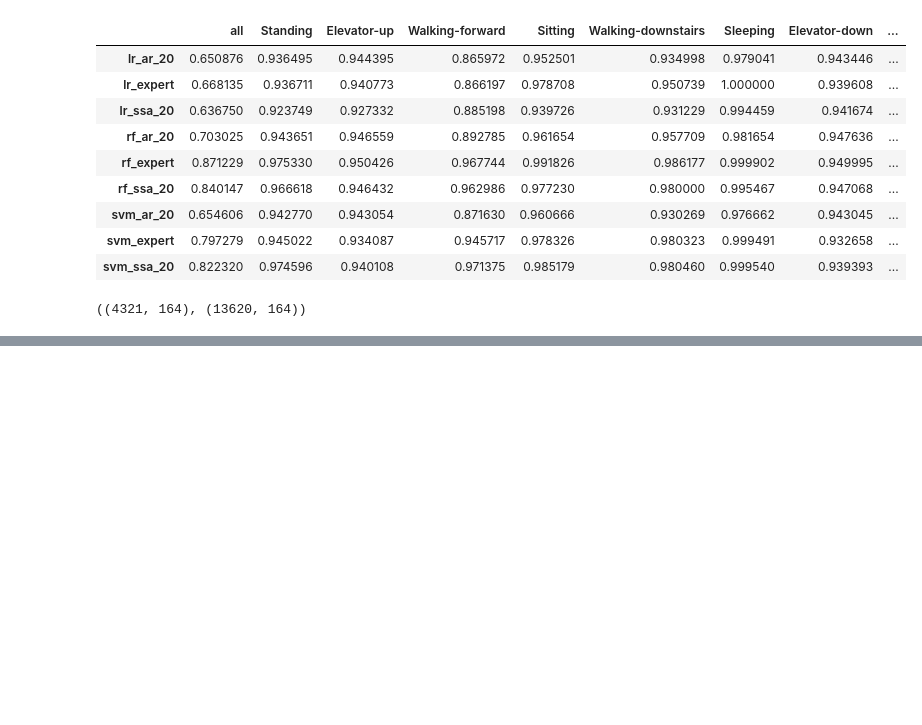
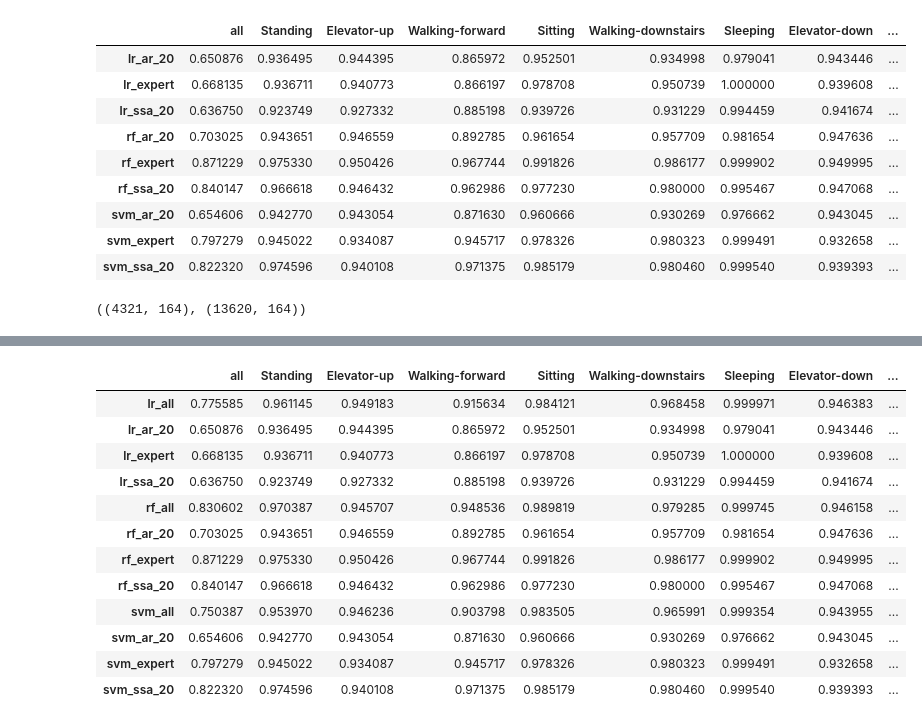
Before and after one commit to Ilyas979/2017-Isachenko-MetaModels, a Jupyter notebook: code/Classification.ipynb, the cells around one changed output, grey strips where cells are left out. Saved outputs shown, nothing was run; the diff lists cells and outputs as text; code cells hidden in the pictures; blank space fills up the shorter version.

```diff
--- a/code/Classification.ipynb
+++ b/code/Classification.ipynb
@@ -160,11 +161,3 @@ df_all_uschad = df_all_uschad.join(df_ssa_uschad.iloc[:, 1:])
 print(df_all_wisdm.shape, df_all_uschad.shape)
 # %% [output]
 ((4321, 164), (13620, 164))
-# %%
-scores_wisdm['lr_all'] = get_score(df_all_wisdm, lr_pipeline, parameters_lr)
-scores_wisdm['svm_all'] = get_score(df_all_wisdm, svc_pipeline, parameters_svm)
-scores_wisdm['rf_all'] = get_score(df_all_wisdm, rfc, parameters_rf)
-
-scores_uschad['lr_all'] = get_score(df_all_uschad, lr_pipeline, parameters_lr)
-scores_uschad['svm_all'] = get_score(df_all_uschad, svc_pipeline, parameters_svm)
-scores_uschad['rf_all'] = get_score(df_all_uschad, rfc, parameters_rf)
@@ -201,0 +164,20 @@ df_ar_uschad.head()
+# %%
+start_time = time.time()
+scores_wisdm['lr_all'] = get_score(df_all_wisdm, lr_pipeline, {})
+print('Logistic regression, all features, WISDM: {:.4f}'.format(time.time() - start_time))
+start_time = time.time()
+scores_wisdm['svm_all'] = get_score(df_all_wisdm, svc_pipeline, {})
+print('Support Vector Machine, all features, WISDM: {:.4f}'.format(time.time() - start_time))
+start_time = time.time()
+scores_wisdm['rf_all'] = get_score(df_all_wisdm, rfc, {})
+print('Random Forest, all features, WISDM: {:.4f}'.format(time.time() - start_time))
+
+start_time = time.time()
+scores_uschad['lr_all'] = get_score(df_all_uschad, lr_pipeline, {})
+print('Logistic regression, all features, USCHAD: {:.4f}'.format(time.time() - start_time))
+start_time = time.time()
+scores_uschad['svm_all'] = get_score(df_all_uschad, svc_pipeline, {})
+print('Support Vector Machine, all features, USCHAD: {:.4f}'.format(time.time() - start_time))
+start_time = time.time()
+scores_uschad['rf_all'] = get_score(df_all_uschad, rfc, {})
+print('Random Forest, all features, USCHAD: {:.4f}'.format(time.time() - start_time))
@@ -201,0 +191,8 @@ df_ar_uschad.head()
+# %%
+results_wisdm = pd.DataFrame.from_dict(scores_wisdm, orient='index').sort_index()
+results_wisdm.columns = ['all'] + list(set(data_wisdm['activity']))
+results_wisdm.to_csv("results_wisdm_norm.csv")
+
+results_uschad = pd.DataFrame.from_dict(scores_uschad, orient='index').sort_index()
+results_uschad.columns = ['all'] + list(set(data_uschad['activity']))
+results_uschad.to_csv("results_uschad_norm.csv")
@@ -201,0 +215,16 @@ df_ar_uschad.head()
+# %%
+results_uschad
+# %% [output]
+|  | all | Standing | Elevator-up | Walking-forward | Sitting | Walking-downstairs | Sleeping | Elevator-down | ... |
+| lr_all | 0.775585 | 0.961145 | 0.949183 | 0.915634 | 0.984121 | 0.968458 | 0.999971 | 0.946383 | ... |
+| lr_ar_20 | 0.650876 | 0.936495 | 0.944395 | 0.865972 | 0.952501 | 0.934998 | 0.979041 | 0.943446 | ... |
+| lr_expert | 0.668135 | 0.936711 | 0.940773 | 0.866197 | 0.978708 | 0.950739 | 1.000000 | 0.939608 | ... |
+| lr_ssa_20 | 0.636750 | 0.923749 | 0.927332 | 0.885198 | 0.939726 | 0.931229 | 0.994459 | 0.941674 | ... |
+| rf_all | 0.830602 | 0.970387 | 0.945707 | 0.948536 | 0.989819 | 0.979285 | 0.999745 | 0.946158 | ... |
+| rf_ar_20 | 0.703025 | 0.943651 | 0.946559 | 0.892785 | 0.961654 | 0.957709 | 0.981654 | 0.947636 | ... |
+| rf_expert | 0.871229 | 0.975330 | 0.950426 | 0.967744 | 0.991826 | 0.986177 | 0.999902 | 0.949995 | ... |
+| rf_ssa_20 | 0.840147 | 0.966618 | 0.946432 | 0.962986 | 0.977230 | 0.980000 | 0.995467 | 0.947068 | ... |
+| svm_all | 0.750387 | 0.953970 | 0.946236 | 0.903798 | 0.983505 | 0.965991 | 0.999354 | 0.943955 | ... |
+| svm_ar_20 | 0.654606 | 0.942770 | 0.943054 | 0.871630 | 0.960666 | 0.930269 | 0.976662 | 0.943045 | ... |
+| svm_expert | 0.797279 | 0.945022 | 0.934087 | 0.945717 | 0.978326 | 0.980323 | 0.999491 | 0.932658 | ... |
+| svm_ssa_20 | 0.822320 | 0.974596 | 0.940108 | 0.971375 | 0.985179 | 0.980460 | 0.999540 | 0.939393 | ... |
```
Also changed, not shown: parts of 7 cells of this notebook, 4 other files.
